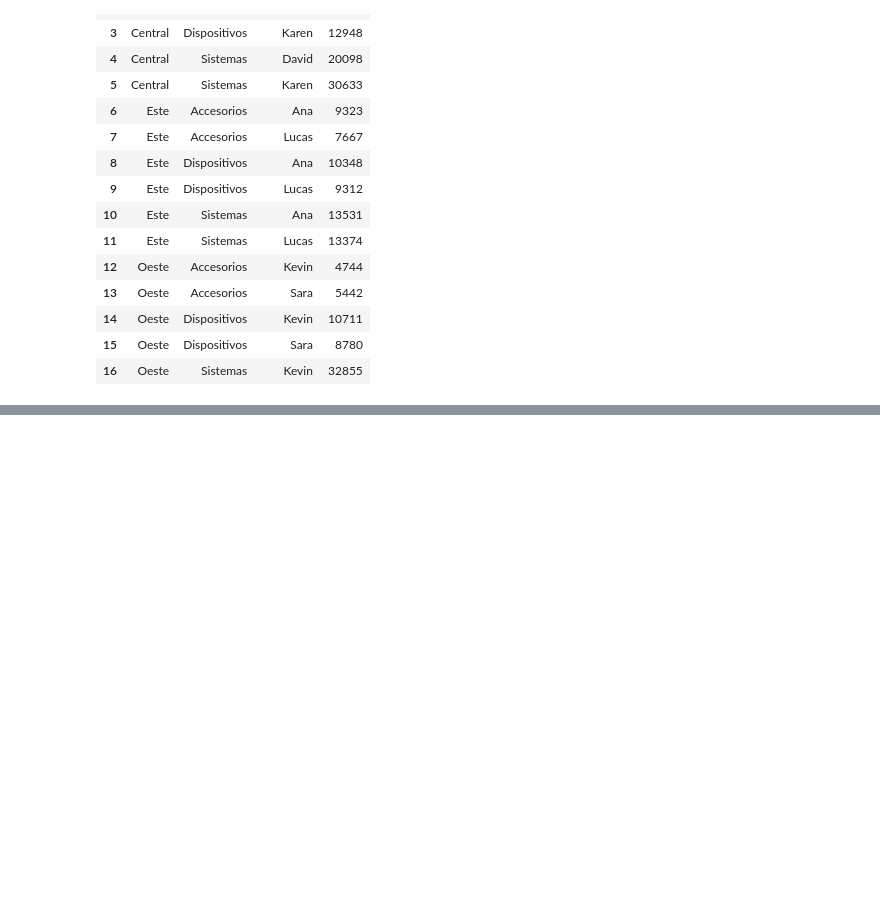
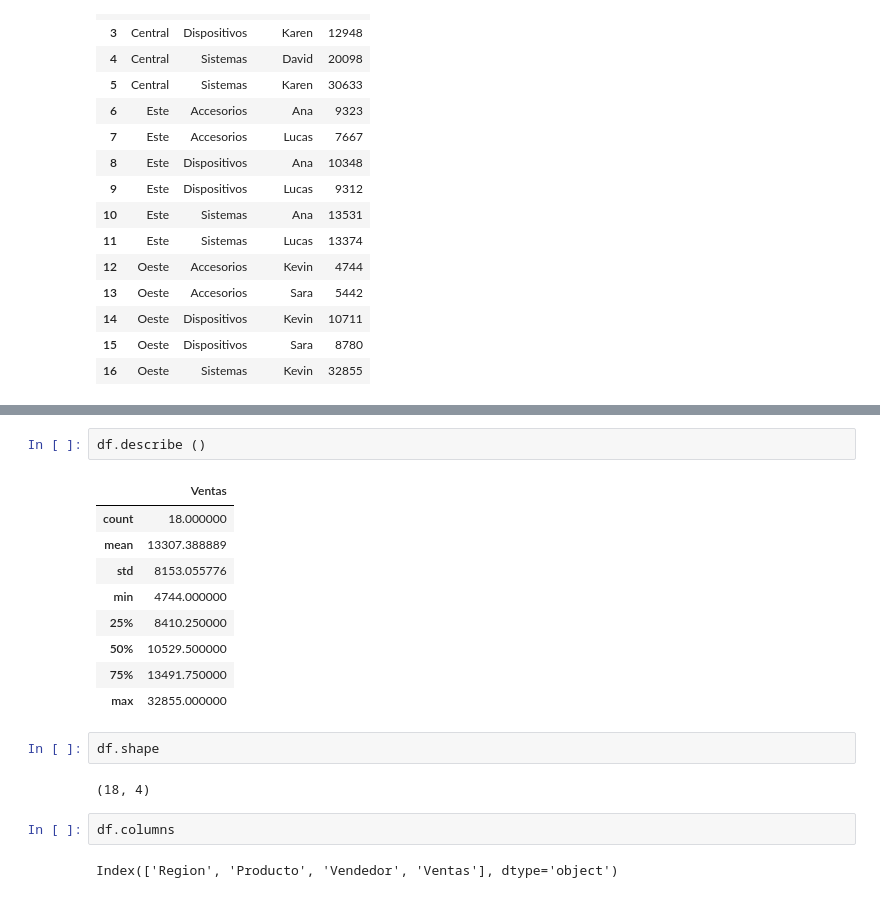
Before and after one commit to BladimirBL/Talento-Tech, a Jupyter notebook: New_Colab_Nootbook.ipynb, the cells around one changed output, grey strips where cells are left out. Saved outputs shown, nothing was run; the diff lists cells and outputs as text; blank space fills up the shorter version.

```diff
--- a/New_Colab_Nootbook.ipynb
+++ b/New_Colab_Nootbook.ipynb
@@ -34,0 +58,20 @@ df.head(17)
+# %%
+df.describe ()
+# %% [output]
+|  | Ventas |
+| count | 18.000000 |
+| mean | 13307.388889 |
+| std | 8153.055776 |
+| min | 4744.000000 |
+| 25% | 8410.250000 |
+| 50% | 10529.500000 |
+| 75% | 13491.750000 |
+| max | 32855.000000 |
+# %%
+df.shape
+# %% [output]
+(18, 4)
+# %%
+df.columns
+# %% [output]
+Index(['Region', 'Producto', 'Vendedor', 'Ventas'], dtype='object')
```
Also changed, not shown: parts of 15 cells of this notebook.
